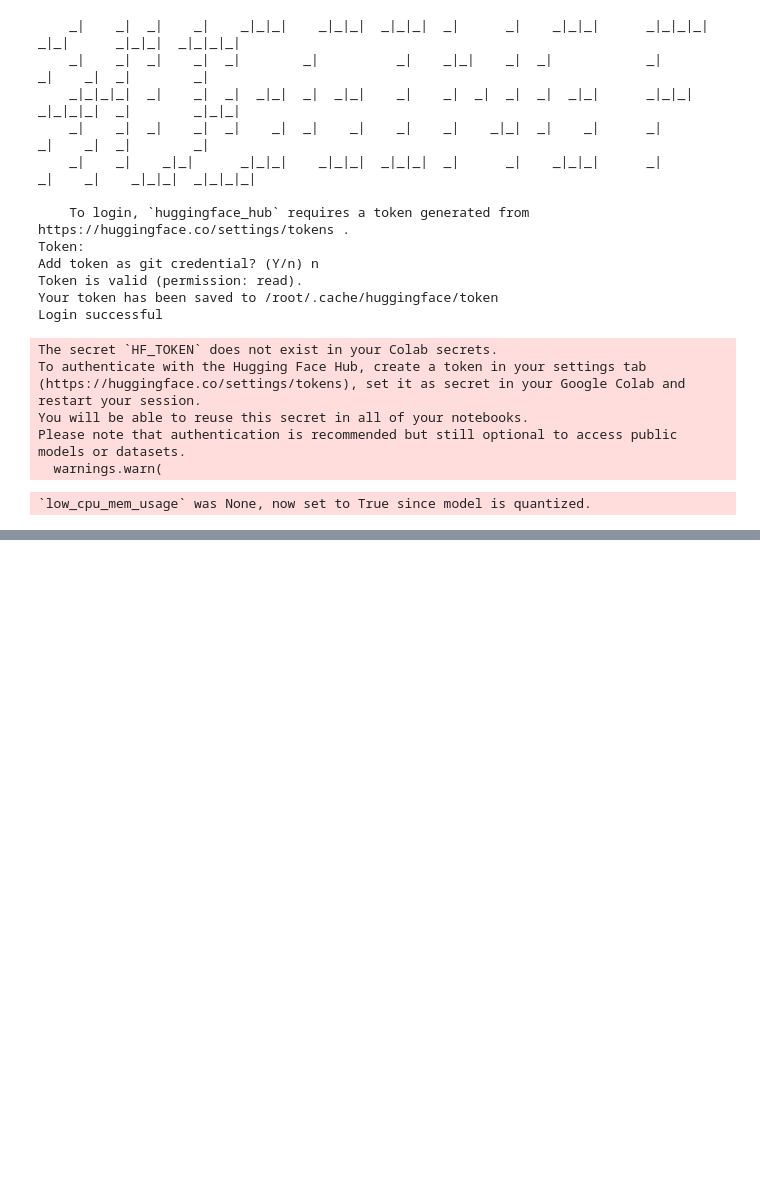
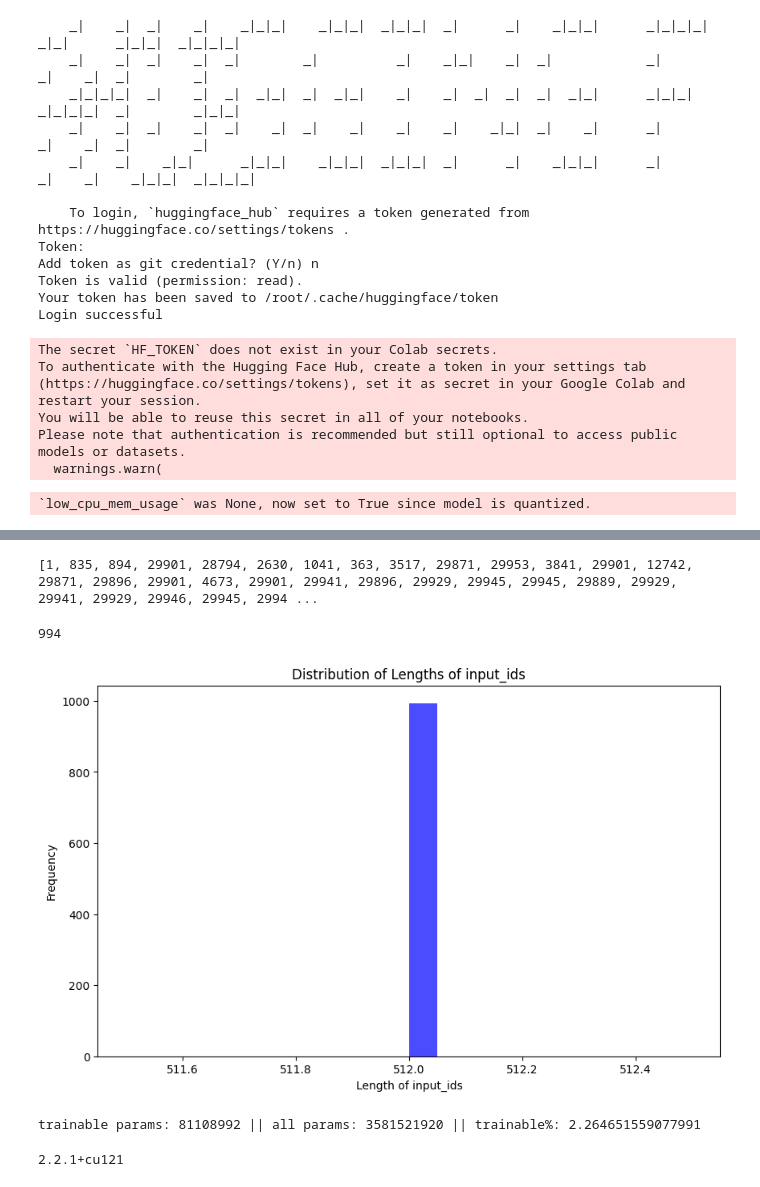
Before and after one commit to jceltruda/FinGPT-TransformerPrediction, a Jupyter notebook: Fine_Tune_2Fast.ipynb, the cells around one changed output, grey strips where cells are left out. Cells and saved outputs as stored; diff of their text form; code cells hidden in the pictures; blank space fills up the shorter version.

Commit message:
Updated fast fine tune2, with testing, made for faster testing with data models to mess round with params and not have to wait long lengths of time

```diff
--- a/Fine_Tune_2Fast.ipynb
+++ b/Fine_Tune_2Fast.ipynb
@@ -112,0 +116,24 @@ plot_data_lengths(tokenized_train_dataset, tokenized_val_dataset)
+# %%
+max_length = 512 # This was an appropriate max length for my dataset
+
+def generate_and_tokenize_prompt2(prompt):
+    result = tokenizer(
+        formatting_func(prompt),
+        truncation=True,
+        max_length=max_length,
+        padding="max_length",
+    )
+    result["labels"] = result["input_ids"].copy()
+    return result
+# %%
+tokenized_train_dataset = train_dataset.map(generate_and_tokenize_prompt2)
+tokenized_val_dataset = eval_dataset.map(generate_and_tokenize_prompt2)
+# %%
+print(tokenized_train_dataset[1]['input_ids'])
+# %% [output]
+[1, 835, 894, 29901, 28794, 2630, 1041, 363, 3517, 29871, 29953, 3841, 29901, 12742, 29871, 29896, 29901, 4673, 29901, 29941, 29896, 29929, 29945, 29945, 29889, 29929, 29941, 29929, 29946, 29945, 2994 ...
+# %%
+plot_data_lengths(tokenized_train_dataset, tokenized_val_dataset)
+# %% [output]
+994
+[figure, added]
@@ -112,0 +159,28 @@ plot_data_lengths(tokenized_train_dataset, tokenized_val_dataset)
+# %%
+from peft import LoraConfig, get_peft_model
+
+config = LoraConfig(
+    r=32,
+    lora_alpha=64,
+    target_modules=[
+        "q_proj",
+        "k_proj",
+        "v_proj",
+        "o_proj",
+        "gate_proj",
+        "up_proj",
+        "down_proj",
+        "lm_head",
+    ],
+    bias="none",
+    lora_dropout=0.05,  # Conventional
+    task_type="CAUSAL_LM",
+)
+
+model = get_peft_model(model, config)
+print_trainable_parameters(model)
+
+# Apply the accelerator. You can comment this out to remove the accelerator.
+model = accelerator.prepare_model(model)
+# %% [output]
+trainable params: 81108992 || all params: 3581521920 || trainable%: 2.264651559077991
@@ -112,0 +191,7 @@ plot_data_lengths(tokenized_train_dataset, tokenized_val_dataset)
+# %%
+import torch
+
+# Print the PyTorch version
+print(torch.__version__)
+# %% [output]
+2.2.1+cu121
```
Also changed, not shown: parts of 5 cells of this notebook.
